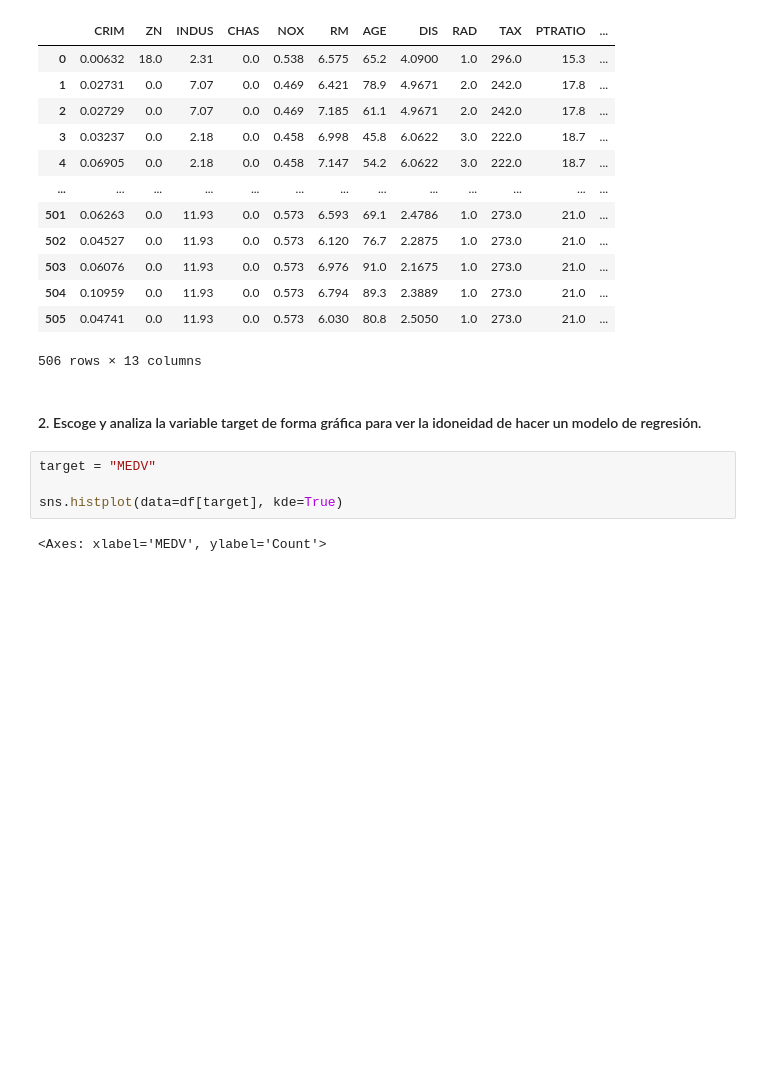
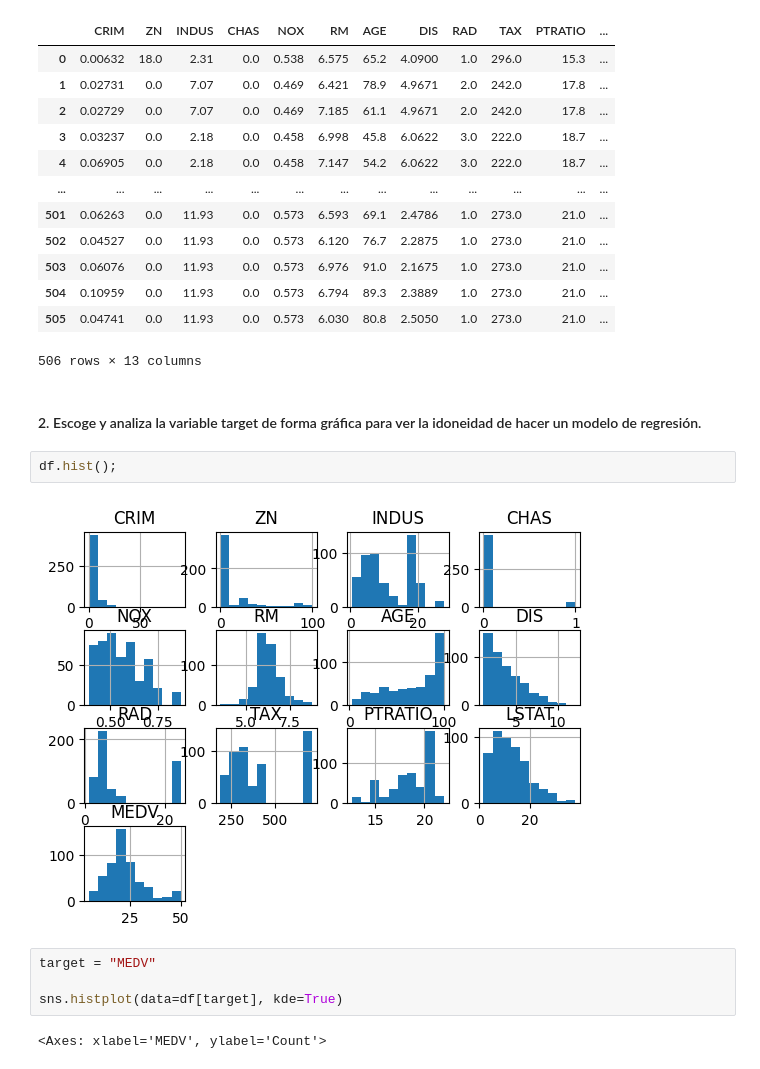
Before and after one commit to njisly/online_ds_thebridge_Nur, a Jupyter notebook: ejercicios/04_Machine_Learning/Sprint_12/Unidad_01/Practica_Obligatoria/18_Practica_Obligatoria_Regresion_Lineal_y_Regularización.ipynb, the cells around one changed output. Drawn from its saved outputs; the diff is of its cells as text; blank space fills up the shorter version.

```diff
--- a/ejercicios/04_Machine_Learning/Sprint_12/Unidad_01/Practica_Obligatoria/18_Practica_Obligatoria_Regresion_Lineal_y_Regularización.ipynb
+++ b/ejercicios/04_Machine_Learning/Sprint_12/Unidad_01/Practica_Obligatoria/18_Practica_Obligatoria_Regresion_Lineal_y_Regularización.ipynb
@@ -76,6 +76,10 @@ df
 506 rows × 13 columns
 # %% [markdown]
 #### 2. Escoge y analiza la variable target de forma gráfica para ver la idoneidad de hacer un modelo de regresión.
+# %%
+df.hist();
+# %% [output]
+[figure, added]
 # %%
 target = "MEDV"
 
```
Also changed, not shown: parts of 3 cells of this notebook, 1 other file.
